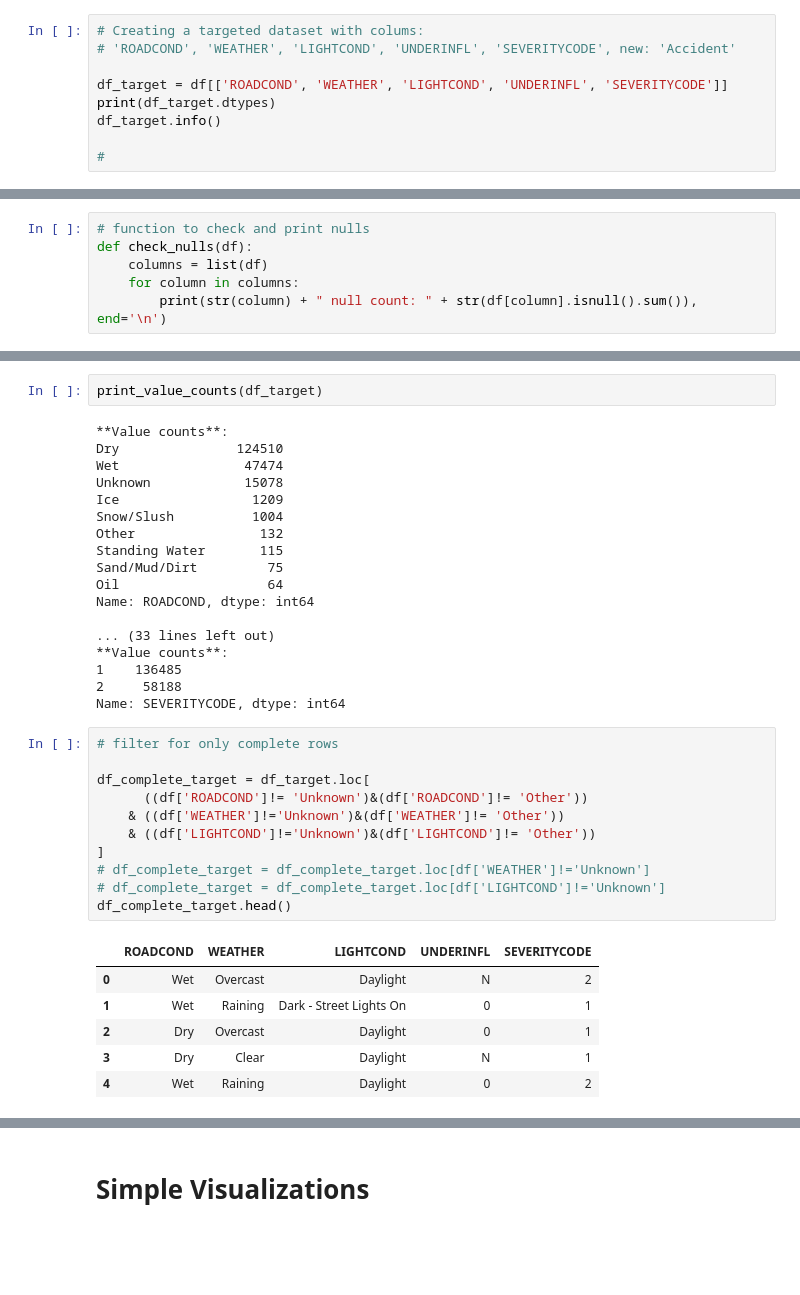
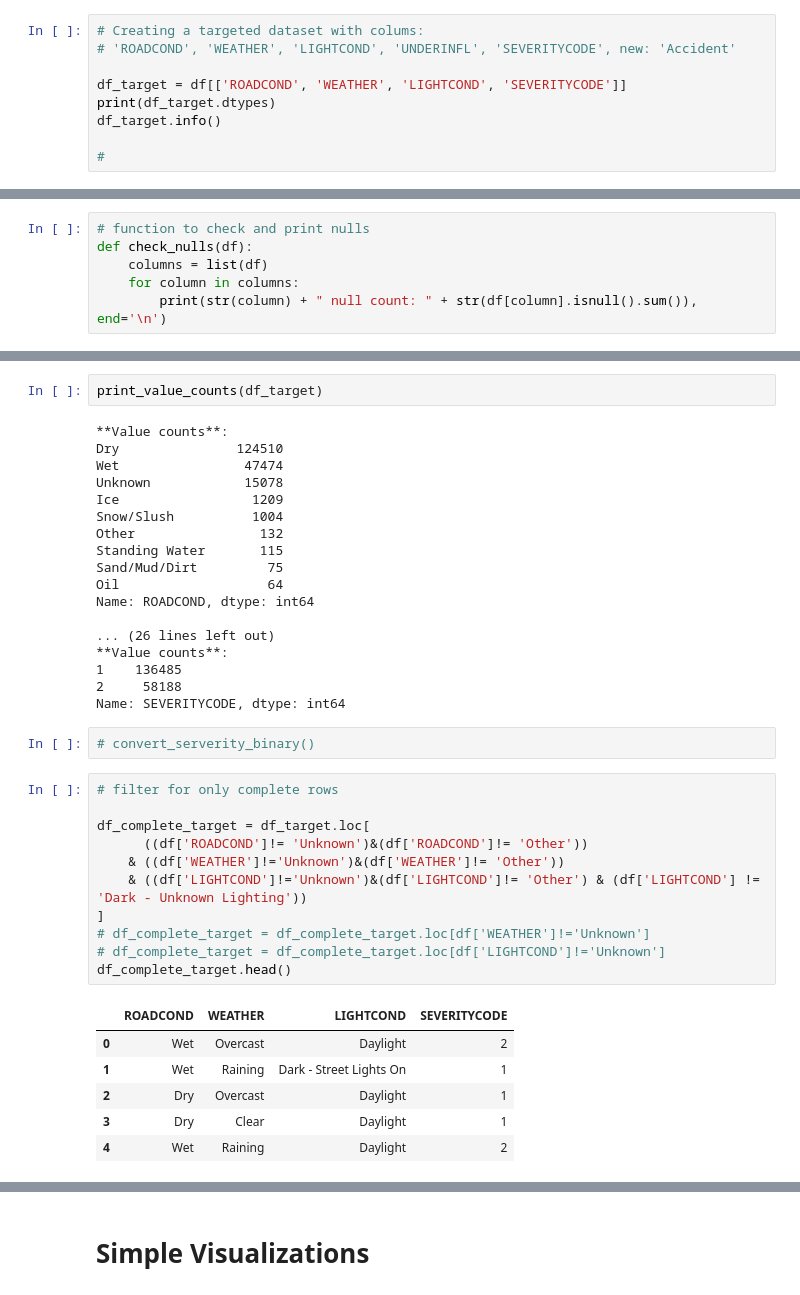
Before and after one commit to rsemin/accident_prediction_capstone, a Jupyter notebook: notebook.ipynb, the cells around one changed output, grey strips where cells are left out. Cells and saved outputs as stored; diff of their text form; blank space fills up the shorter version.

```diff
--- a/notebook.ipynb
+++ b/notebook.ipynb
@@ -63,7 +63,7 @@ This does not give us much, so have to reduce it to the smaller dataset and star
 # Creating a targeted dataset with colums:
 # 'ROADCOND', 'WEATHER', 'LIGHTCOND', 'UNDERINFL', 'SEVERITYCODE', new: 'Accident'
 
-df_target = df[['ROADCOND', 'WEATHER', 'LIGHTCOND', 'UNDERINFL', 'SEVERITYCODE']]
+df_target = df[['ROADCOND', 'WEATHER', 'LIGHTCOND', 'SEVERITYCODE']]
 print(df_target.dtypes)
 df_target.info()
 
@@ -114,29 +126,31 @@ Sand/Mud/Dirt         75
 Oil                   64
 Name: ROADCOND, dtype: int64
 
-... (33 lines left out)
+... (26 lines left out)
 **Value counts**:
 1    136485
 2     58188
 Name: SEVERITYCODE, dtype: int64
+# %%
+# convert_serverity_binary()
 # %%
 # filter for only complete rows
 
 df_complete_target = df_target.loc[
       ((df['ROADCOND']!= 'Unknown')&(df['ROADCOND']!= 'Other'))
     & ((df['WEATHER']!='Unknown')&(df['WEATHER']!= 'Other'))
-    & ((df['LIGHTCOND']!='Unknown')&(df['LIGHTCOND']!= 'Other'))
+    & ((df['LIGHTCOND']!='Unknown')&(df['LIGHTCOND']!= 'Other') & (df['LIGHTCOND'] != 'Dark - Unknown Lighting'))
 ]
 # df_complete_target = df_complete_target.loc[df['WEATHER']!='Unknown']
 # df_complete_target = df_complete_target.loc[df['LIGHTCOND']!='Unknown']
 df_complete_target.head()
 # %% [output]
-|  | ROADCOND | WEATHER | LIGHTCOND | UNDERINFL | SEVERITYCODE |
-| 0 | Wet | Overcast | Daylight | N | 2 |
-| 1 | Wet | Raining | Dark - Street Lights On | 0 | 1 |
-| 2 | Dry | Overcast | Daylight | 0 | 1 |
-| 3 | Dry | Clear | Daylight | N | 1 |
-| 4 | Wet | Raining | Daylight | 0 | 2 |
+|  | ROADCOND | WEATHER | LIGHTCOND | SEVERITYCODE |
+| 0 | Wet | Overcast | Daylight | 2 |
+| 1 | Wet | Raining | Dark - Street Lights On | 1 |
+| 2 | Dry | Overcast | Daylight | 1 |
+| 3 | Dry | Clear | Daylight | 1 |
+| 4 | Wet | Raining | Daylight | 2 |
 # %%
 # checking the column's values of new dataset
 print_value_counts(df_complete_target)
```
Also changed, not shown: parts of 43 cells of this notebook.
